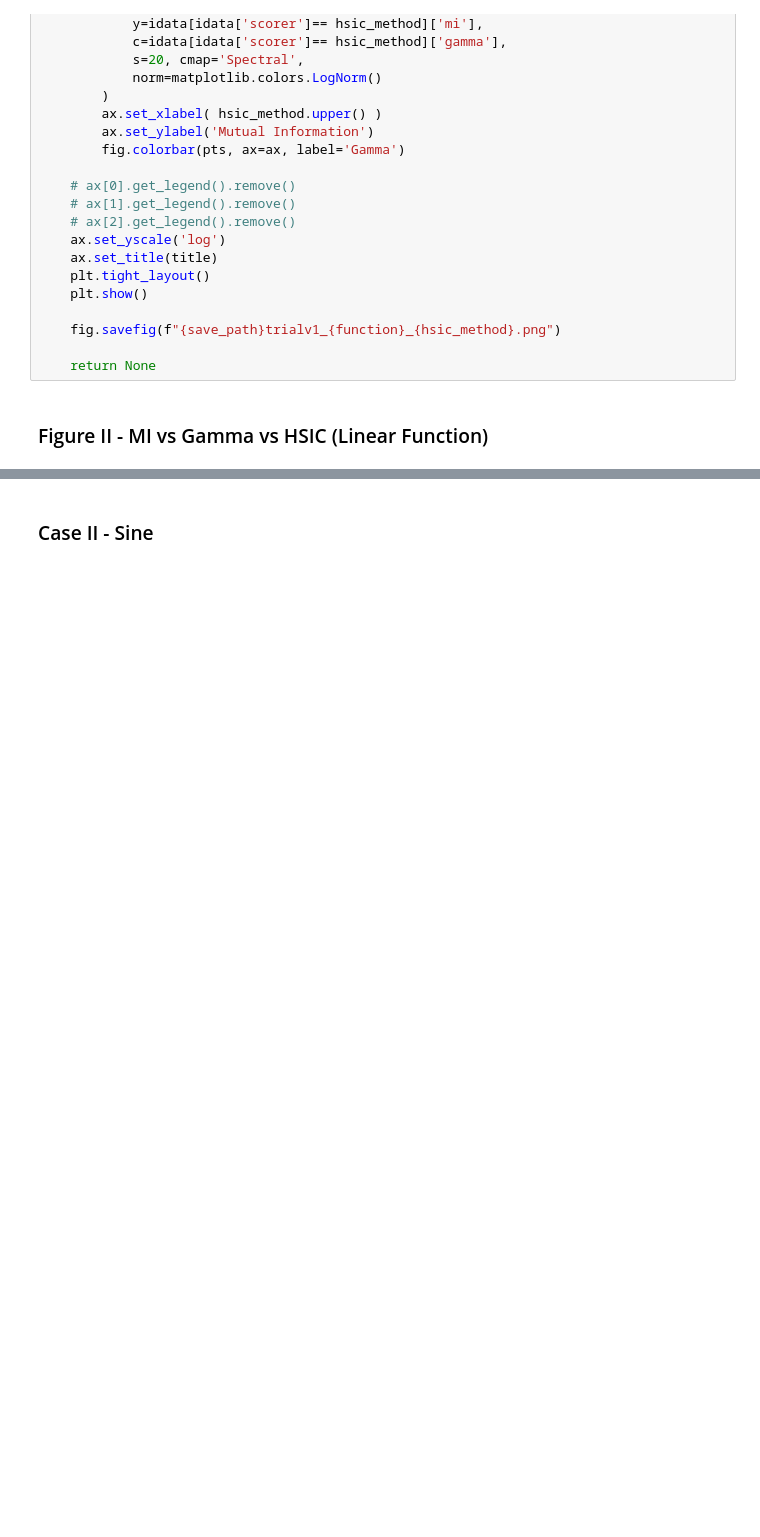
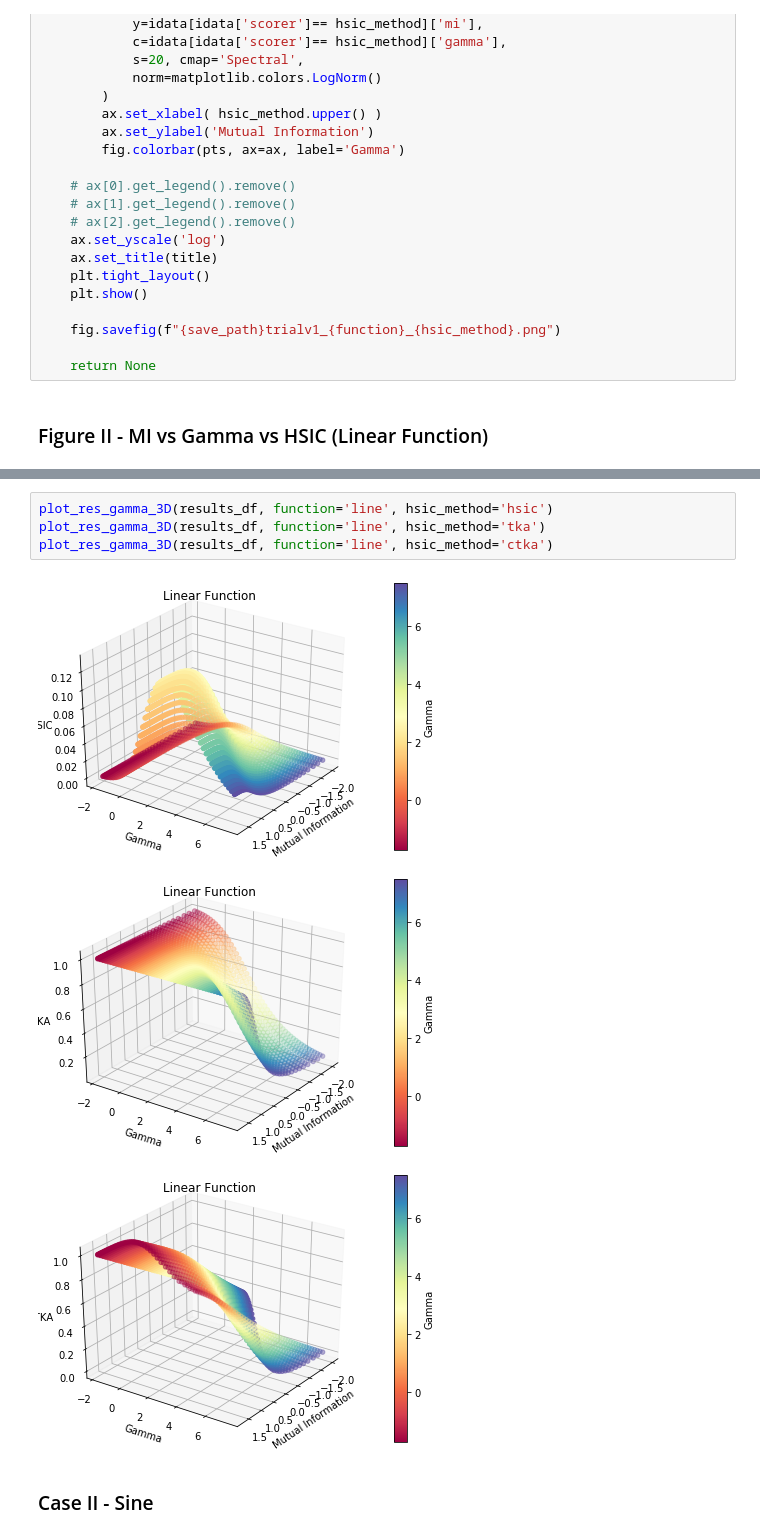
Before and after one commit to jejjohnson/hsic_alignment, a Jupyter notebook: notebooks/experiment_kta/2_visualize_1l.ipynb, the cells around one changed output, grey strips where cells are left out. Cells and saved outputs as stored; diff of their text form; blank space fills up the shorter version.

```diff
--- a/notebooks/experiment_kta/2_visualize_1l.ipynb
+++ b/notebooks/experiment_kta/2_visualize_1l.ipynb
@@ -170,3 +262,11 @@ plot_res_gamma(results_df, function='line', hsic_method='ctka')
+# %%
+plot_res_gamma_3D(results_df, function='line', hsic_method='hsic')
+plot_res_gamma_3D(results_df, function='line', hsic_method='tka')
+plot_res_gamma_3D(results_df, function='line', hsic_method='ctka')
+# %% [output]
+[figure, added]
+[figure, added]
+[figure, added]
 # %% [markdown]
 ### Case II - Sine
 # %%
```
Also changed, not shown: parts of 12 cells of this notebook, 1 other file.
